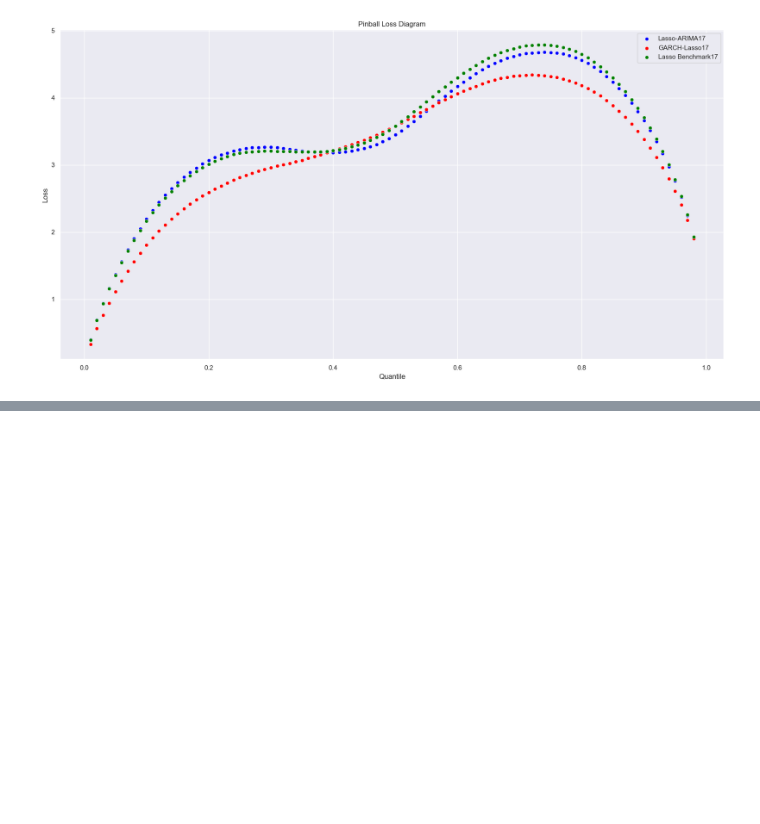
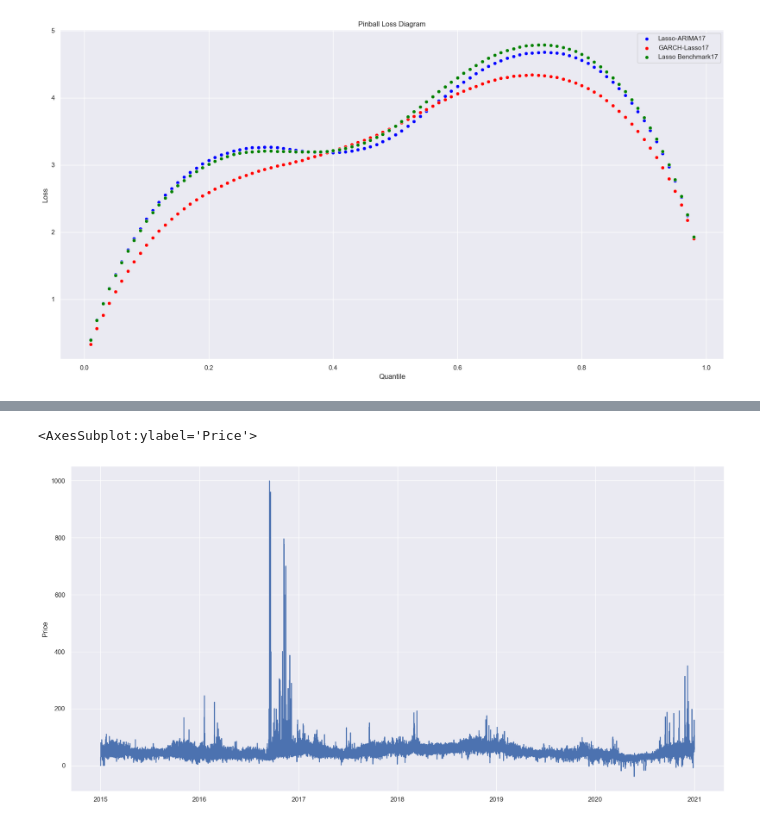
Before and after one commit to KlimisStilp/Price_Timeseries_UK_VScode, a Jupyter notebook: Price Timeseries UK/Totalload_SolarWind_Price_Timeseries.ipynb, the cells around one changed output, grey strips where cells are left out. Saved outputs shown, nothing was run; the diff lists cells and outputs as text; code cells hidden in the pictures; blank space fills up the shorter version.

```diff
--- a/Price Timeseries UK/Totalload_SolarWind_Price_Timeseries.ipynb
+++ b/Price Timeseries UK/Totalload_SolarWind_Price_Timeseries.ipynb
@@ -839,0 +844,12 @@ The autoreload extension is already loaded. To reload it, use:
+# %%
+price_data = pd.read_csv(r'C:\Users\2836589S\OneDrive - University of Glasgow\Data\Data Frames\price_timeseries_outliers.csv',
+                         parse_dates=['DateTime'])
+
+demand_data = pd.read_csv(r'C:\Users\2836589S\OneDrive - University of Glasgow\Data\Data Frames\demandto2020.csv',
+                          parse_dates=['time'])
+# %%
+price_data = price_data[['DateTime', 'Price']]
+price_data.set_index('DateTime', inplace=True)
+# %%
+demand_data = demand_data[['time','ND']]
+demand_data.set_index('time',inplace=True)
@@ -839,0 +873,7 @@ The autoreload extension is already loaded. To reload it, use:
+# %%
+test = pd.merge(price_data, demand_data, left_index=True, right_index=True)
+# %%
+sns.lineplot(x=test.index, y=test['Price'])
+# %% [output]
+<AxesSubplot:ylabel='Price'>
+[figure, added]
```
Also changed, not shown: parts of 5 cells of this notebook.
